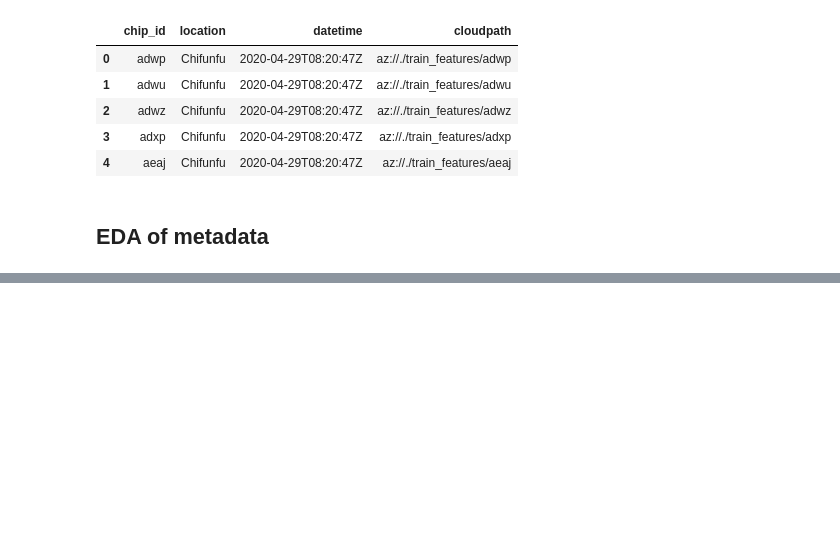
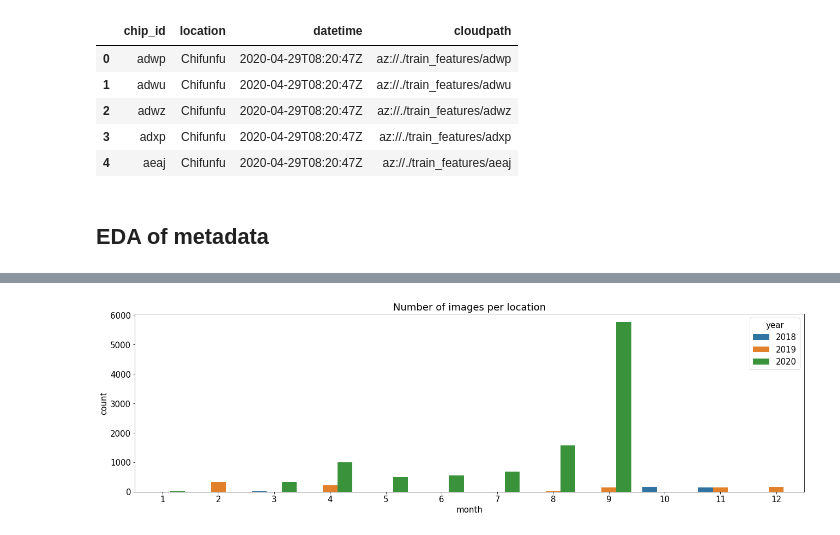
Before and after one commit to max-lutz/cloud_cover_competition, a Jupyter notebook: notebooks/simple EDA.ipynb, the cells around one changed output, grey strips where cells are left out. Saved outputs shown, nothing was run; the diff lists cells and outputs as text; code cells hidden in the pictures; blank space fills up the shorter version.

Commit message:
EDA of lcoations and datetime

```diff
--- a/notebooks/simple EDA.ipynb
+++ b/notebooks/simple EDA.ipynb
@@ -31,0 +50,11 @@ print('We have len(train_meta)
+# %%
+datetime = train_meta.copy()
+datetime['year'] = pd.to_datetime(datetime['datetime']).dt.year
+datetime['month'] = pd.to_datetime(datetime['datetime']).dt.month
+datetime = datetime.sort_values(['year', 'month'], ascending=True)
+# %%
+fig, ax = plt.subplots(1,1, figsize=(22,6))
+sns.countplot(x='month', hue='year', data=datetime, ax=ax)
+ax.set_title('Number of images per location');
+# %% [output]
+[figure, added]
```
Also changed, not shown: parts of 6 cells of this notebook.
